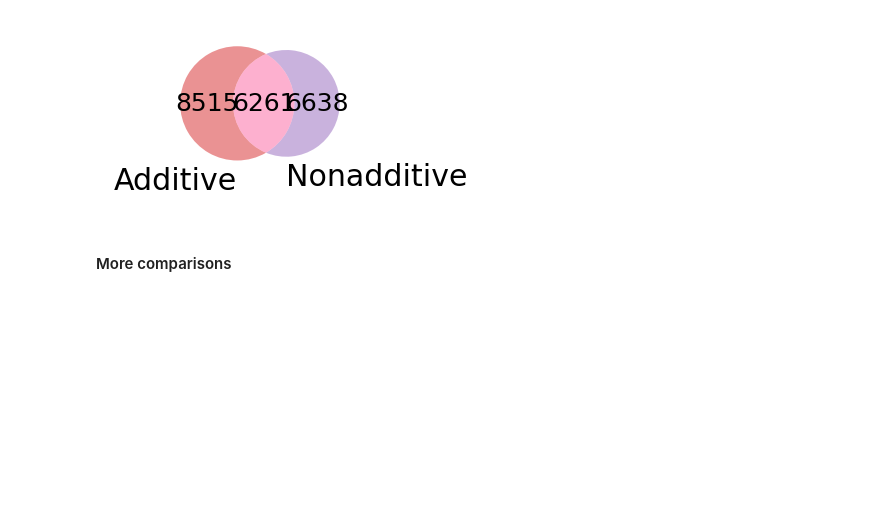
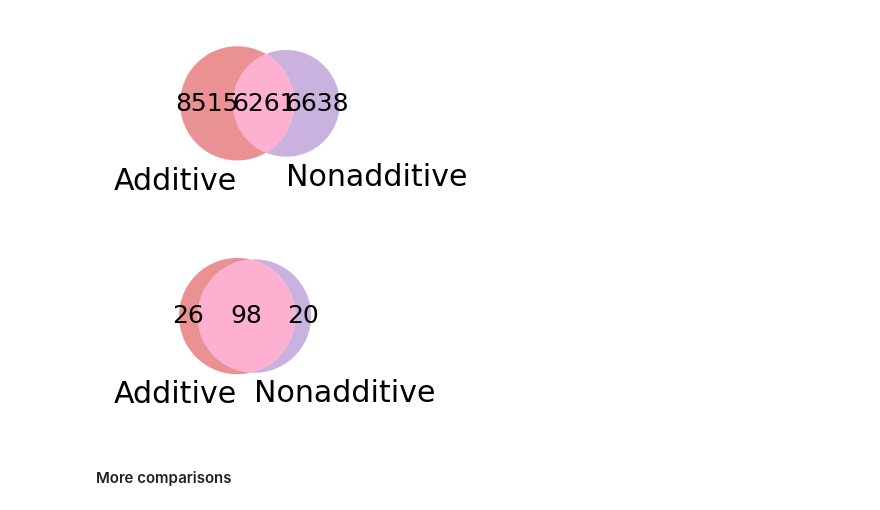
Before and after one commit to twytock/DRUG-CROPS, a Jupyter notebook: code/Experimental_Results/experimental_results.ipynb, the cells around one changed output. Drawn from its saved outputs; the diff is of its cells as text; code cells hidden in the pictures; blank space fills up the shorter version.

```diff
--- a/code/Experimental_Results/experimental_results.ipynb
+++ b/code/Experimental_Results/experimental_results.ipynb
@@ -1040,6 +1040,16 @@ venn2([set_d[('additive', '0.79')],set_d[('nonadditive', '0.79')]], ['Additive',
 fig.savefig(osp.join(OUTPUT_DIR,'fig5a_additive_nonadditive_overlap.svg'))
 # %% [output]
 [figure]
+# %%
+all_selected_pairs = TOP_ADD_MI.union(TOP_NADD_MI).union(TOP_MS_MI).union(TOP_KW_ASSAY_MI).union(ncpairs_MI)
+
+fig,ax = plt.subplots(1,1,figsize=(2,1),dpi=180)
+venn2([set(all_selected_pairs.intersection(add_inds).tolist()),
+       set(all_selected_pairs.intersection(nadd_inds).tolist()+[(('camptothecin', 'resveratrol'))])], ['Additive','Nonadditive'],
+        ['C3','C4'],alpha=0.5,ax=ax)
+fig.savefig(osp.join(OUTPUT_DIR,'fig5b_additive_nonadditive_overlap_exp.svg'))
+# %% [output]
+[figure, added]
 # %% [markdown]
 #### More comparisons
 # %%
```
Also changed, not shown: parts of 6 cells of this notebook.
